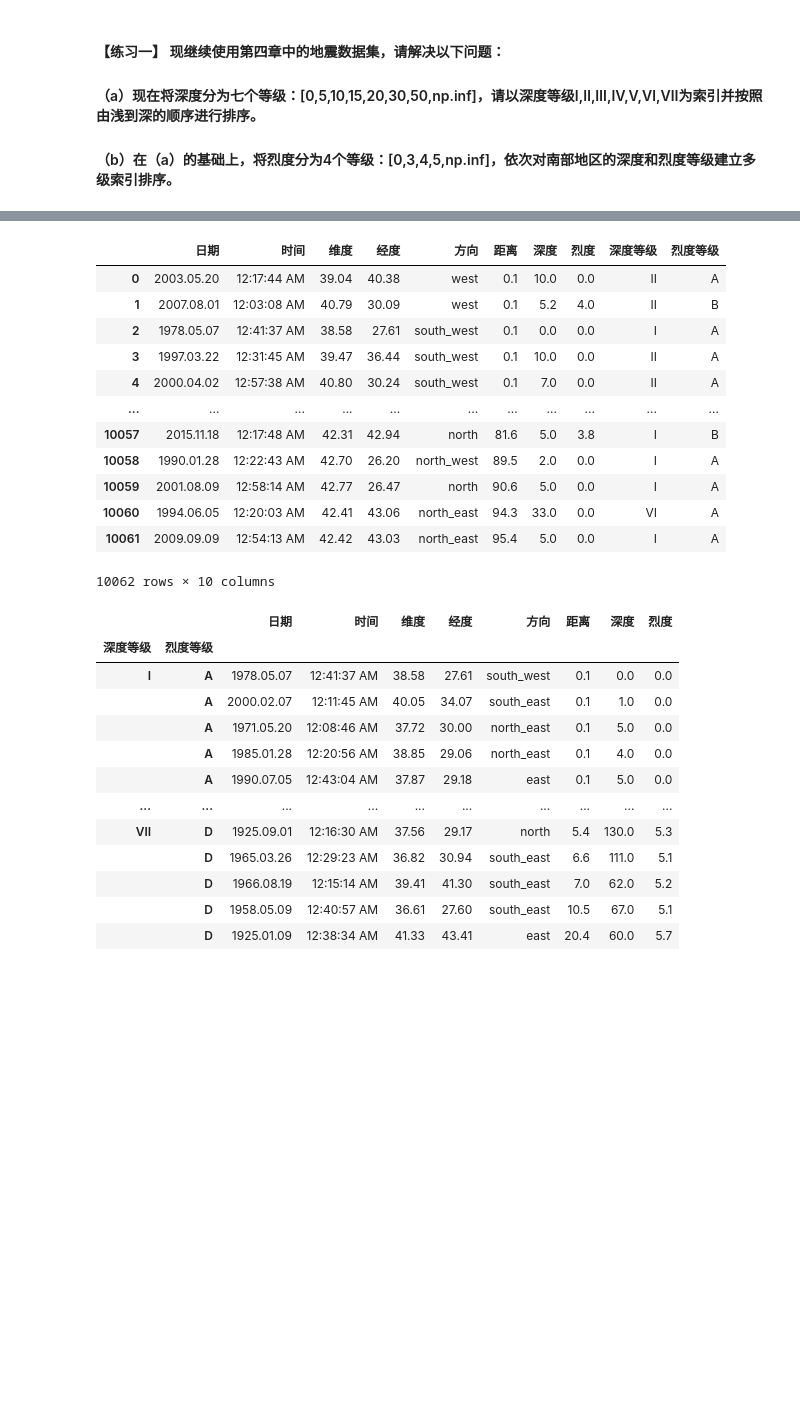
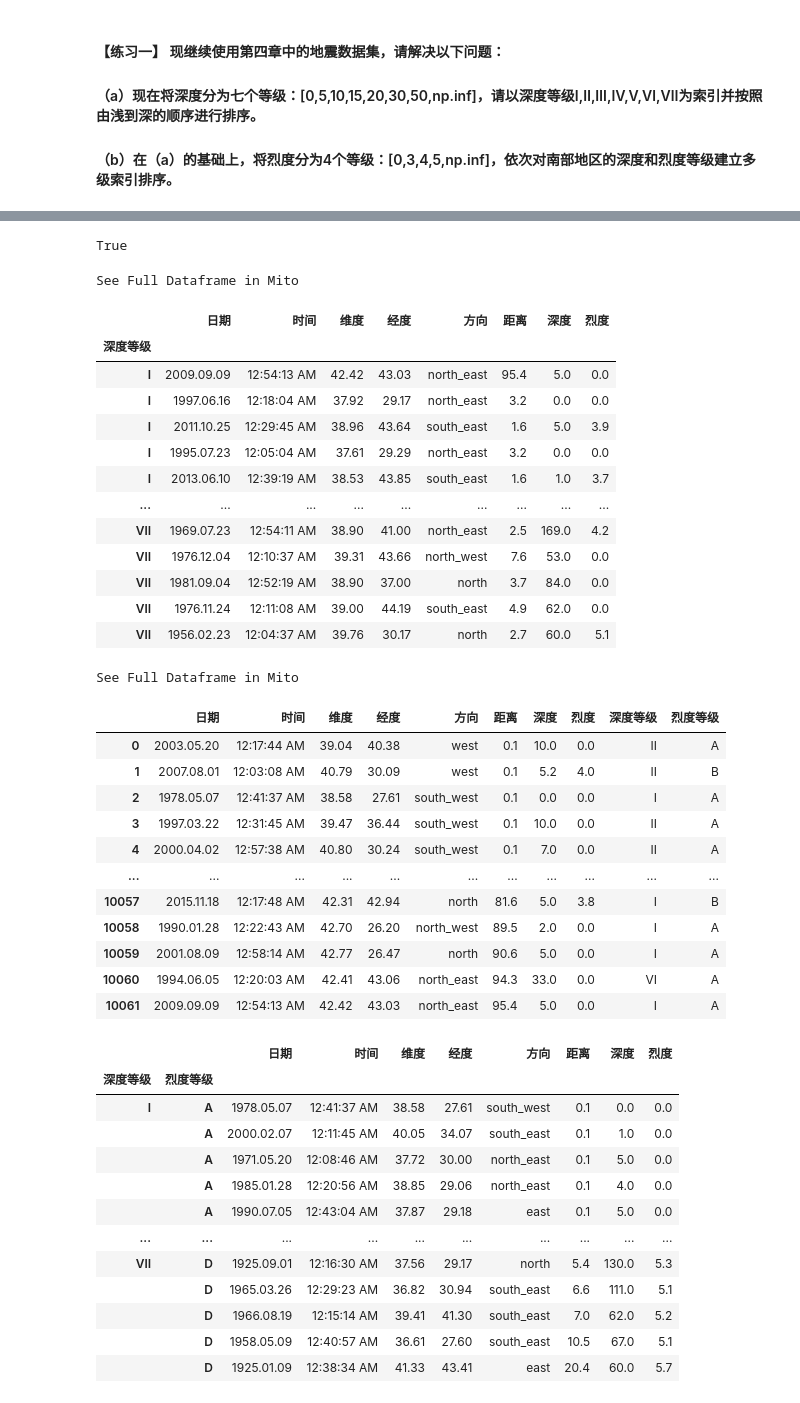
Before and after one commit to Gavince/Python, a Jupyter notebook: 数据分析/Pandas/joyful-pandas/第8章 分类数据.ipynb, the cells around one changed output, grey strips where cells are left out. Cells and saved outputs as stored; diff of their text form; code cells hidden in the pictures; blank space fills up the shorter version.

```diff
--- a/数据分析/Pandas/joyful-pandas/第8章 分类数据.ipynb
+++ b/数据分析/Pandas/joyful-pandas/第8章 分类数据.ipynb
@@ -436,6 +623,5 @@ df.head()
 | 3 | 1997.03.22 | 12:31:45 AM | 39.47 | 36.44 | south_west | 0.1 | 10.0 | 0.0 |
 | 4 | 2000.04.02 | 12:57:38 AM | 40.80 | 30.24 | south_west | 0.1 | 7.0 | 0.0 |
 # %%
-depth = pd.cut(df["深度"], [-0.1,5,10,15,20,30,50,np.inf], labels=["Ⅰ","Ⅱ","Ⅲ","Ⅳ","Ⅴ","Ⅵ","Ⅶ"])
-depth.name = "深度等级"
-df = df.join(depth)
+depth = pd.cut(df["深度"], [-0.1, 5, 10, 15, 20, 30, 50, np.inf],
+               labels=["Ⅰ", "Ⅱ", "Ⅲ", "Ⅳ", "Ⅴ", "Ⅵ", "Ⅶ"])
@@ -442,7 +631,32 @@ df = df.join(depth)
+# %%
+# 有序类别
+df["深度等级"].cat.ordered
+# %% [output]
+True
+# %%
+# 按照类别等级进行排序
+df.set_index("深度等级").sort_index()
+# %% [output]
+See Full Dataframe in Mito
+|  | 日期 | 时间 | 维度 | 经度 | 方向 | 距离 | 深度 | 烈度 |
+| 深度等级 |  |  |  |  |  |  |  |  |
+| Ⅰ | 2009.09.09 | 12:54:13 AM | 42.42 | 43.03 | north_east | 95.4 | 5.0 | 0.0 |
+| Ⅰ | 1997.06.16 | 12:18:04 AM | 37.92 | 29.17 | north_east | 3.2 | 0.0 | 0.0 |
+| Ⅰ | 2011.10.25 | 12:29:45 AM | 38.96 | 43.64 | south_east | 1.6 | 5.0 | 3.9 |
+| Ⅰ | 1995.07.23 | 12:05:04 AM | 37.61 | 29.29 | north_east | 3.2 | 0.0 | 0.0 |
+| Ⅰ | 2013.06.10 | 12:39:19 AM | 38.53 | 43.85 | south_east | 1.6 | 1.0 | 3.7 |
+| ... | ... | ... | ... | ... | ... | ... | ... | ... |
+| Ⅶ | 1969.07.23 | 12:54:11 AM | 38.90 | 41.00 | north_east | 2.5 | 169.0 | 4.2 |
+| Ⅶ | 1976.12.04 | 12:10:37 AM | 39.31 | 43.66 | north_west | 7.6 | 53.0 | 0.0 |
+| Ⅶ | 1981.09.04 | 12:52:19 AM | 38.90 | 37.00 | north | 3.7 | 84.0 | 0.0 |
+| Ⅶ | 1976.11.24 | 12:11:08 AM | 39.00 | 44.19 | south_east | 4.9 | 62.0 | 0.0 |
+| Ⅶ | 1956.02.23 | 12:04:37 AM | 39.76 | 30.17 | north | 2.7 | 60.0 | 5.1 |
 # %%
-df = df.join(pd.cut(df["烈度"], [-1.0,3,4,5,np.inf], labels=["A", "B", "C", "D"]),rsuffix="等级")
+df = df.join(pd.cut(df["烈度"], [-1.0, 3, 4, 5, np.inf],
+                    labels=["A", "B", "C", "D"]), rsuffix="等级")
 df
 # %% [output]
+See Full Dataframe in Mito
 |  | 日期 | 时间 | 维度 | 经度 | 方向 | 距离 | 深度 | 烈度 | 深度等级 | 烈度等级 |
 | 0 | 2003.05.20 | 12:17:44 AM | 39.04 | 40.38 | west | 0.1 | 10.0 | 0.0 | Ⅱ | A |
 | 1 | 2007.08.01 | 12:03:08 AM | 40.79 | 30.09 | west | 0.1 | 5.2 | 4.0 | Ⅱ | B |
@@ -455,7 +669,6 @@ df
 | 10059 | 2001.08.09 | 12:58:14 AM | 42.77 | 26.47 | north | 90.6 | 5.0 | 0.0 | Ⅰ | A |
 | 10060 | 1994.06.05 | 12:20:03 AM | 42.41 | 43.06 | north_east | 94.3 | 33.0 | 0.0 | Ⅵ | A |
 | 10061 | 2009.09.09 | 12:54:13 AM | 42.42 | 43.03 | north_east | 95.4 | 5.0 | 0.0 | Ⅰ | A |
-10062 rows × 10 columns
 # %%
 df.set_index(["深度等级", "烈度等级"]).sort_index()
 # %% [output]
```
Also changed, not shown: parts of 50 cells of this notebook, 47 other files.
